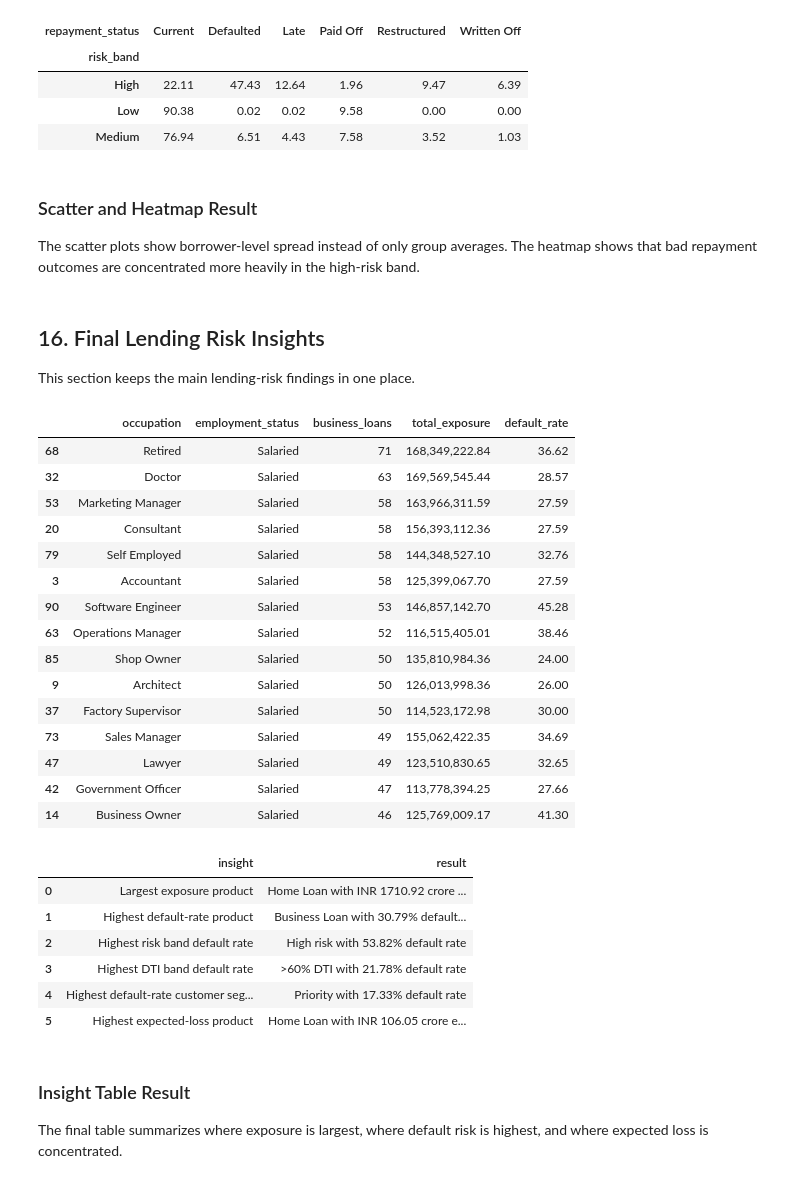
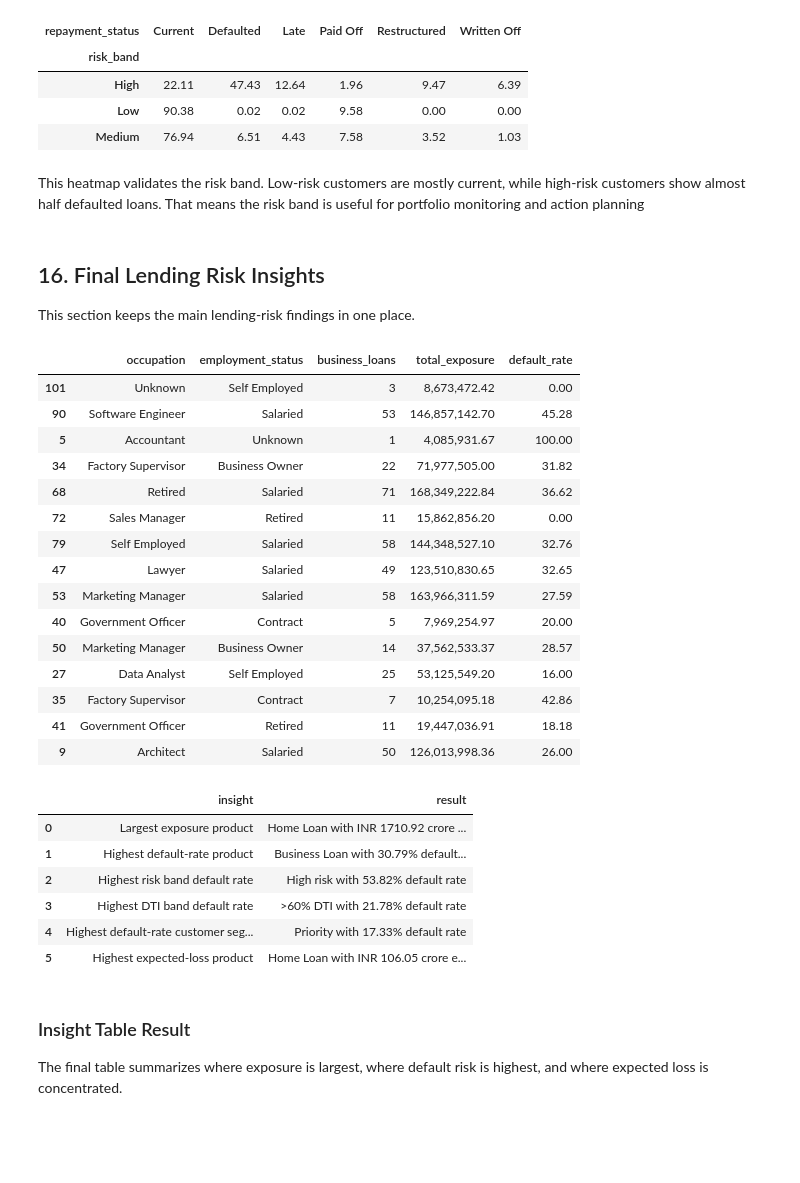
Before and after one commit to ANUKOOL324/Data_Analytics, a Jupyter notebook: Projects/Banking-Customer-Risk-Intelligence/notebooks/03_financial_exposure_and_risk_eda.ipynb, the cells around one changed output. Saved outputs shown, nothing was run; the diff lists cells and outputs as text; code cells hidden in the pictures; blank space fills up the shorter version.

```diff
--- a/Projects/Banking-Customer-Risk-Intelligence/notebooks/03_financial_exposure_and_risk_eda.ipynb
+++ b/Projects/Banking-Customer-Risk-Intelligence/notebooks/03_financial_exposure_and_risk_eda.ipynb
@@ -792,9 +764,7 @@ display(risk_repayment_pct)
 | Low | 90.38 | 0.02 | 0.02 | 9.58 | 0.00 | 0.00 |
 | Medium | 76.94 | 6.51 | 4.43 | 7.58 | 3.52 | 1.03 |
 # %% [markdown]
-### Scatter and Heatmap Result
-
-The scatter plots show borrower-level spread instead of only group averages. The heatmap shows that bad repayment outcomes are concentrated more heavily in the high-risk band.
+This heatmap validates the risk band. Low-risk customers are mostly current, while high-risk customers show almost half defaulted loans. That means the risk band is useful for portfolio monitoring and action planning
 # %% [markdown]
 ## 16. Final Lending Risk Insights
 
@@ -817,10 +787,7 @@ business_loan_borrower_consistency["default_rate"] = (
     business_loan_borrower_consistency["default_rate"] * 100
 ).round(2)
 
-# Occupation and employment labels describe the individual, not a separate company.
-# They do not prove that every Business Loan holder is a proprietor, so the grouped
-# output is retained as a transparent consistency audit instead of rewriting records.
-display(business_loan_borrower_consistency.head(15))
+display(business_loan_borrower_consistency.sample(n=15))
 
 # Extract final insight values.
 highest_exposure_loan_type = loan_type_summary.sort_values("total_exposure", ascending=False).iloc[0]
@@ -833,48 +800,48 @@ highest_expected_loss_type = expected_loss_by_loan_type.sort_values("expected_lo
 lending_risk_insights = pd.DataFrame([
     {
         "insight": "Largest exposure product",
         "result": f"{highest_exposure_loan_type['loan_type']} with INR {highest_exposure_loan_type['total_exposure'] / 10_000_000:.2f} crore exposure"
     },
     {
         "insight": "Highest default-rate product",
         "result": f"{highest_default_loan_type['loan_type']} with {highest_default_loan_type['default_rate']:.2f}% default rate"
     },
     {
         "insight": "Highest risk band default rate",
         "result": f"{highest_risk_band['risk_band']} risk with {highest_risk_band['default_rate']:.2f}% default rate"
     },
     {
         "insight": "Highest DTI band default rate",
         "result": f"{highest_dti_band['dti_band']} DTI with {highest_dti_band['default_rate']:.2f}% default rate"
     },
     {
         "insight": "Highest default-rate customer segment",
         "result": f"{highest_segment_default['customer_segment']} with {highest_segment_default['default_rate']:.2f}% default rate"
     },
     {
         "insight": "Highest expected-loss product",
         "result": f"{highest_expected_loss_type['loan_type']} with INR {highest_expected_loss_type['expected_loss'] / 10_000_000:.2f} crore expected loss"
     },
 ])
 
 lending_risk_insights
 # %% [output]
 |  | occupation | employment_status | business_loans | total_exposure | default_rate |
+| 101 | Unknown | Self Employed | 3 | 8,673,472.42 | 0.00 |
+| 90 | Software Engineer | Salaried | 53 | 146,857,142.70 | 45.28 |
+| 5 | Accountant | Unknown | 1 | 4,085,931.67 | 100.00 |
+| 34 | Factory Supervisor | Business Owner | 22 | 71,977,505.00 | 31.82 |
 | 68 | Retired | Salaried | 71 | 168,349,222.84 | 36.62 |
-| 32 | Doctor | Salaried | 63 | 169,569,545.44 | 28.57 |
+| 72 | Sales Manager | Retired | 11 | 15,862,856.20 | 0.00 |
+| 79 | Self Employed | Salaried | 58 | 144,348,527.10 | 32.76 |
+| 47 | Lawyer | Salaried | 49 | 123,510,830.65 | 32.65 |
 | 53 | Marketing Manager | Salaried | 58 | 163,966,311.59 | 27.59 |
-| 20 | Consultant | Salaried | 58 | 156,393,112.36 | 27.59 |
-| 79 | Self Employed | Salaried | 58 | 144,348,527.10 | 32.76 |
-| 3 | Accountant | Salaried | 58 | 125,399,067.70 | 27.59 |
-| 90 | Software Engineer | Salaried | 53 | 146,857,142.70 | 45.28 |
-| 63 | Operations Manager | Salaried | 52 | 116,515,405.01 | 38.46 |
-| 85 | Shop Owner | Salaried | 50 | 135,810,984.36 | 24.00 |
+| 40 | Government Officer | Contract | 5 | 7,969,254.97 | 20.00 |
+| 50 | Marketing Manager | Business Owner | 14 | 37,562,533.37 | 28.57 |
+| 27 | Data Analyst | Self Employed | 25 | 53,125,549.20 | 16.00 |
+| 35 | Factory Supervisor | Contract | 7 | 10,254,095.18 | 42.86 |
+| 41 | Government Officer | Retired | 11 | 19,447,036.91 | 18.18 |
 | 9 | Architect | Salaried | 50 | 126,013,998.36 | 26.00 |
-| 37 | Factory Supervisor | Salaried | 50 | 114,523,172.98 | 30.00 |
-| 73 | Sales Manager | Salaried | 49 | 155,062,422.35 | 34.69 |
-| 47 | Lawyer | Salaried | 49 | 123,510,830.65 | 32.65 |
-| 42 | Government Officer | Salaried | 47 | 113,778,394.25 | 27.66 |
-| 14 | Business Owner | Salaried | 46 | 125,769,009.17 | 41.30 |
 |  | insight | result |
 | 0 | Largest exposure product | Home Loan with INR 1710.92 crore ... |
 | 1 | Highest default-rate product | Business Loan with 30.79% default... |
```
Also changed, not shown: parts of 14 cells of this notebook, 26 other files.
